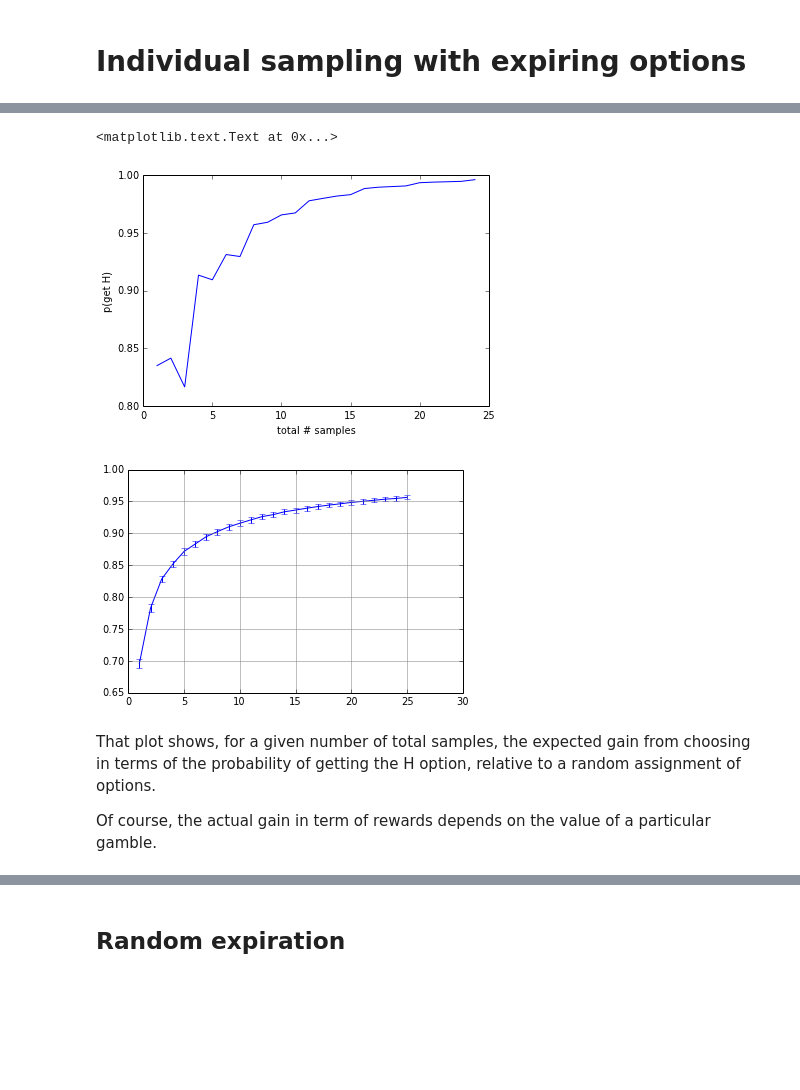
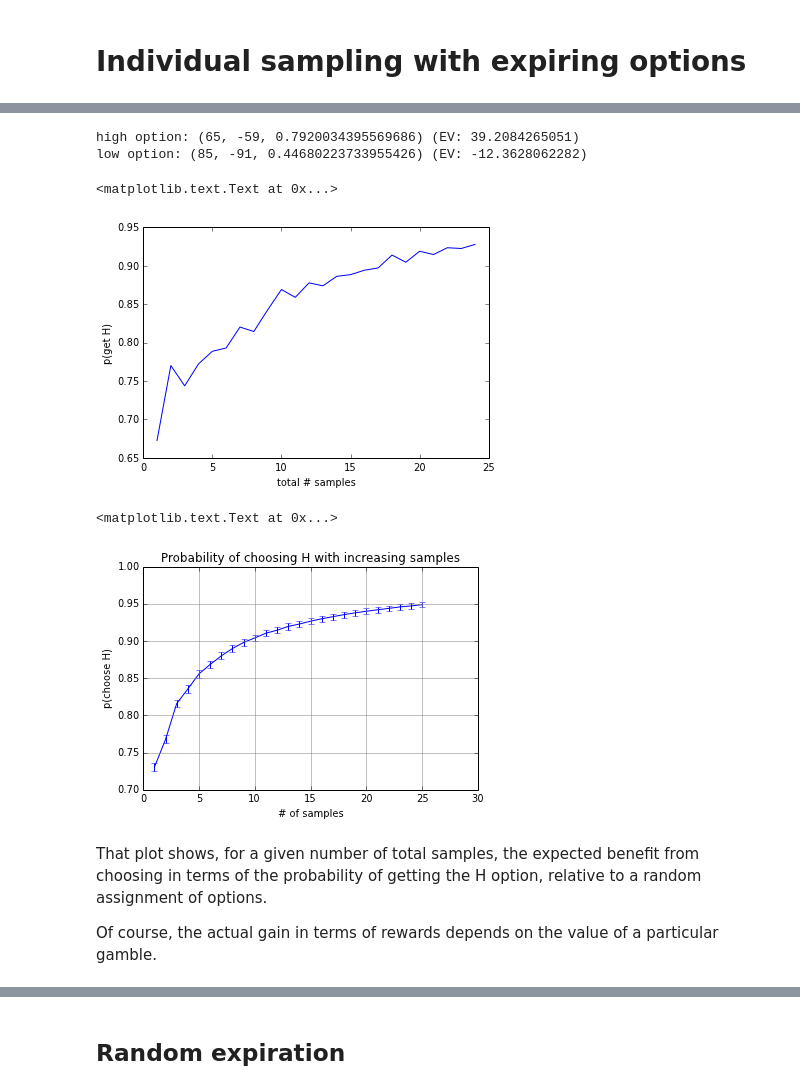
Before and after one commit to dmarkant/CompetitiveSampling, a Jupyter notebook: model/model-expiration.ipynb, the cells around one changed output, grey strips where cells are left out. Drawn from its saved outputs; the diff is of its cells as text; code cells hidden in the pictures; blank space fills up the shorter version.

```diff
--- a/model/model-expiration.ipynb
+++ b/model/model-expiration.ipynb
@@ -18,0 +22,9 @@ low option: (32, -42, 0.22241082267422574) (EV: -25.5415991221)
+# %%
+opt = {'H': (1, -1, 0.8), 'L': (1, -1, 0.5)}
+# %%
+pH = {n: prob_choose_H_by_allocation(opt, n) for n in range(1,25)}
+# %%
+fig = plt.figure()
+ax = fig.add_axes([.1,.1,.8,.8])
+for n in range(1, 25):
+    ax.plot(np.arange(0, n+1)/n, pH[n])
@@ -19,4 +33,6 @@ low option: (32, -42, 0.22241082267422574) (EV: -25.5415991221)
 # %%
+opt = generate_gamble_posneg()
+print_gamble(opt)
 pH = [prob_choose_H_all_allocations(opt, n) for n in range(1,25)]
 
 fig = plt.figure()
@@ -25,30 +41,36 @@ ax.plot(range(1,25), pH)
 ax.set_xlabel('total # samples')
 ax.set_ylabel('p(get H)')
 # %% [output]
-<matplotlib.text.Text at 0x...>
+high option: (65, -59, 0.7920034395569686) (EV: 39.2084265051)
+low option: (85, -91, 0.44680223733955426) (EV: -12.3628062282)
+<matplotlib.text.Text at 0x...>
-[figure, old version]
+[figure, new version]
 # %%
 # now do the same across many randomly generated gambles and sample sizes
 maxsamp = 25
 ngambles = 500
 pH = np.zeros((maxsamp, ngambles), float)
 for i in range(ngambles):
-    opt = generate_gamble_posneg()
+    opt = generate_gamble_posneg_nondom()
     for n in range(1, maxsamp+1):
         pH[n-1, i] = prob_choose_H_all_allocations(opt, n)
 # %%
 x = range(1, maxsamp+1)
 y = pH.mean(axis=1)
 err = pH.std(axis=1)/np.sqrt(pH.shape[1])
 plt.figure()
 plt.errorbar(x, y, yerr=err)
 plt.grid(b=True, which='major', color='gray', linestyle='-')
+plt.title('Probability of choosing H with increasing samples')
+plt.xlabel('# of samples')
+plt.ylabel('p(choose H)')
 # %% [output]
+<matplotlib.text.Text at 0x...>
-[figure, old version]
+[figure, new version]
 # %% [markdown]
-That plot shows, for a given number of total samples, the expected gain from choosing in terms of the probability of getting the H option, relative to a random assignment of options.
+That plot shows, for a given number of total samples, the expected benefit from choosing in terms of the probability of getting the H option, relative to a random assignment of options.
 
-Of course, the actual gain in term of rewards depends on the value of a particular gamble.
+Of course, the actual gain in terms of rewards depends on the value of a particular gamble.
 # %%
 # now do the same across many randomly generated gambles and sample sizes
 maxsamp = 25
```
Also changed, not shown: parts of 21 cells of this notebook, 2 other files.
